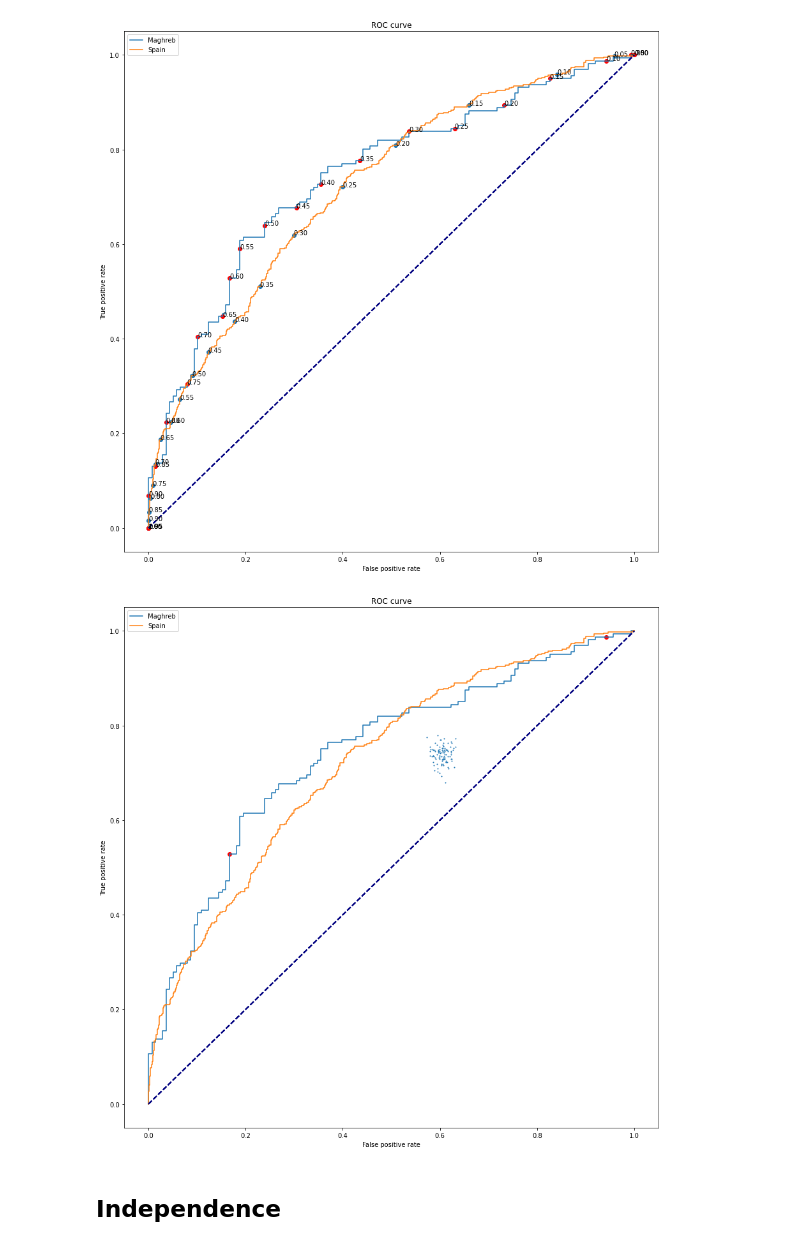
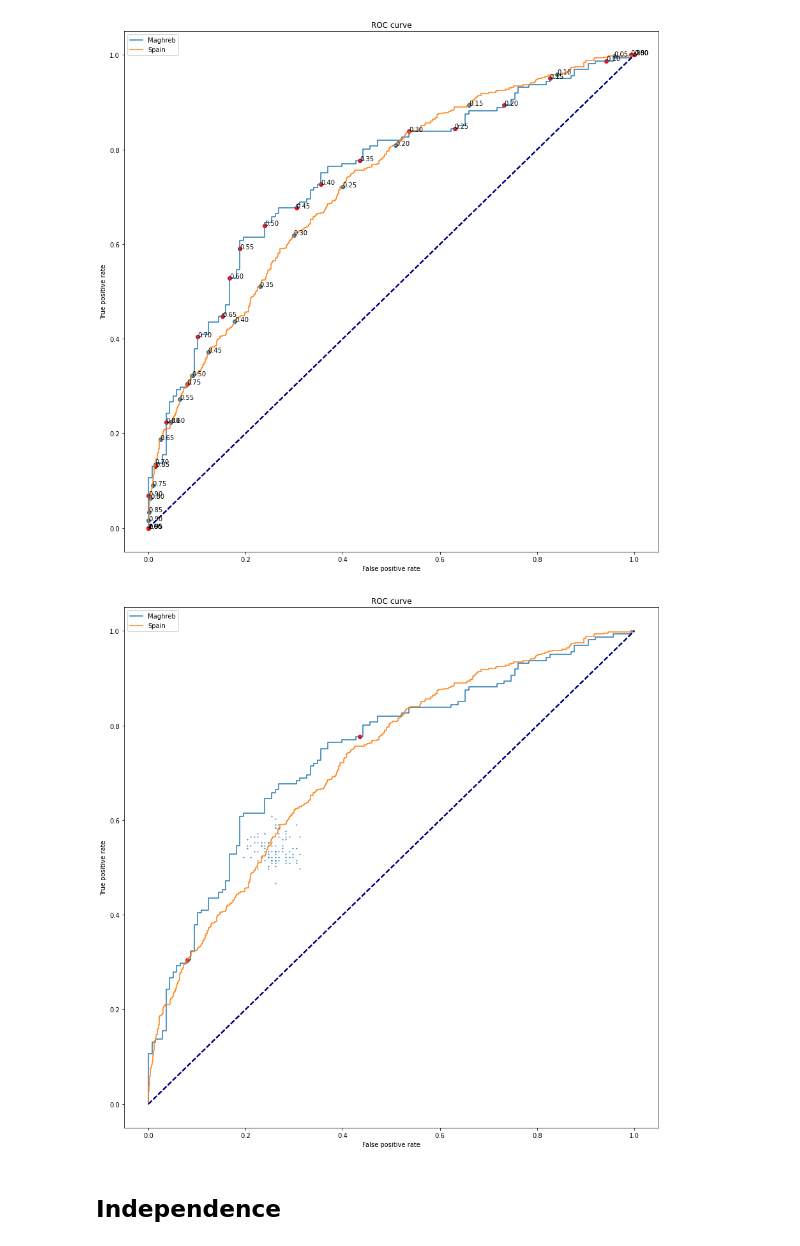
Before and after one commit to Starostka/algorithmic-fairness, a Jupyter notebook: exploration_oliver1.ipynb, the cells around one changed output. Drawn from its saved outputs; the diff is of its cells as text; code cells hidden in the pictures.

```diff
--- a/exploration_oliver1.ipynb
+++ b/exploration_oliver1.ipynb
@@ -272,27 +272,30 @@ plt.show()
 # %%
 plt.figure(figsize=(15,15))
 
 plot_roc_curves(y_test[filter_sensitive_group1], y_pred_proba[filter_sensitive_group1], legend=legend1)
 plot_roc_curves(y_test[filter_sensitive_group2], y_pred_proba[filter_sensitive_group2], legend=legend2)
 plt.plot([0, 1], [0, 1], color='navy', lw=2, linestyle='--')
 
-tpr,fpr = tpr_fpr(y_pred_proba[filter_sensitive_group1], y_test[filter_sensitive_group1], 0.6)
+sample_th1 = 0.35
+sample_th2 = 0.75
+
+tpr,fpr = tpr_fpr(y_pred_proba[filter_sensitive_group1], y_test[filter_sensitive_group1], sample_th1)
 plt.scatter(fpr, tpr, color="r")
-tpr,fpr = tpr_fpr(y_pred_proba[filter_sensitive_group1], y_test[filter_sensitive_group1], 0.1)
+tpr,fpr = tpr_fpr(y_pred_proba[filter_sensitive_group1], y_test[filter_sensitive_group1], sample_th2)
 plt.scatter(fpr, tpr, color="r")
 
 values = []
-th = 0.7
+th = 0.5
 for _ in range(100):
-    ths = [0.1 if r < th else 0.6 for r in np.random.random(y_pred_proba[filter_sensitive_group2].shape[0])]
-    values.append( tpr_fpr(y_pred_proba[filter_sensitive_group2], y_test[filter_sensitive_group2], ths))
+    ths = [sample_th1 if r < th else sample_th2 for r in np.random.random(y_pred_proba[filter_sensitive_group1].shape[0])]
+    values.append( tpr_fpr(y_pred_proba[filter_sensitive_group1], y_test[filter_sensitive_group1], ths))
 tprs = [val[0] for val in values]
 fpsr = [val[1] for val in values]
 plt.scatter(fpsr, tprs, s=1)
 
 plt.show() #TODO: make use of the lower half of the graph, plot the equivelent plot for the two metrics from the course
 # %% [output]
-[figure, old version]
+[figure, new version]
 # %% [markdown]
 ## Independence
 # %%
```
Also changed, not shown: parts of 13 cells of this notebook.
